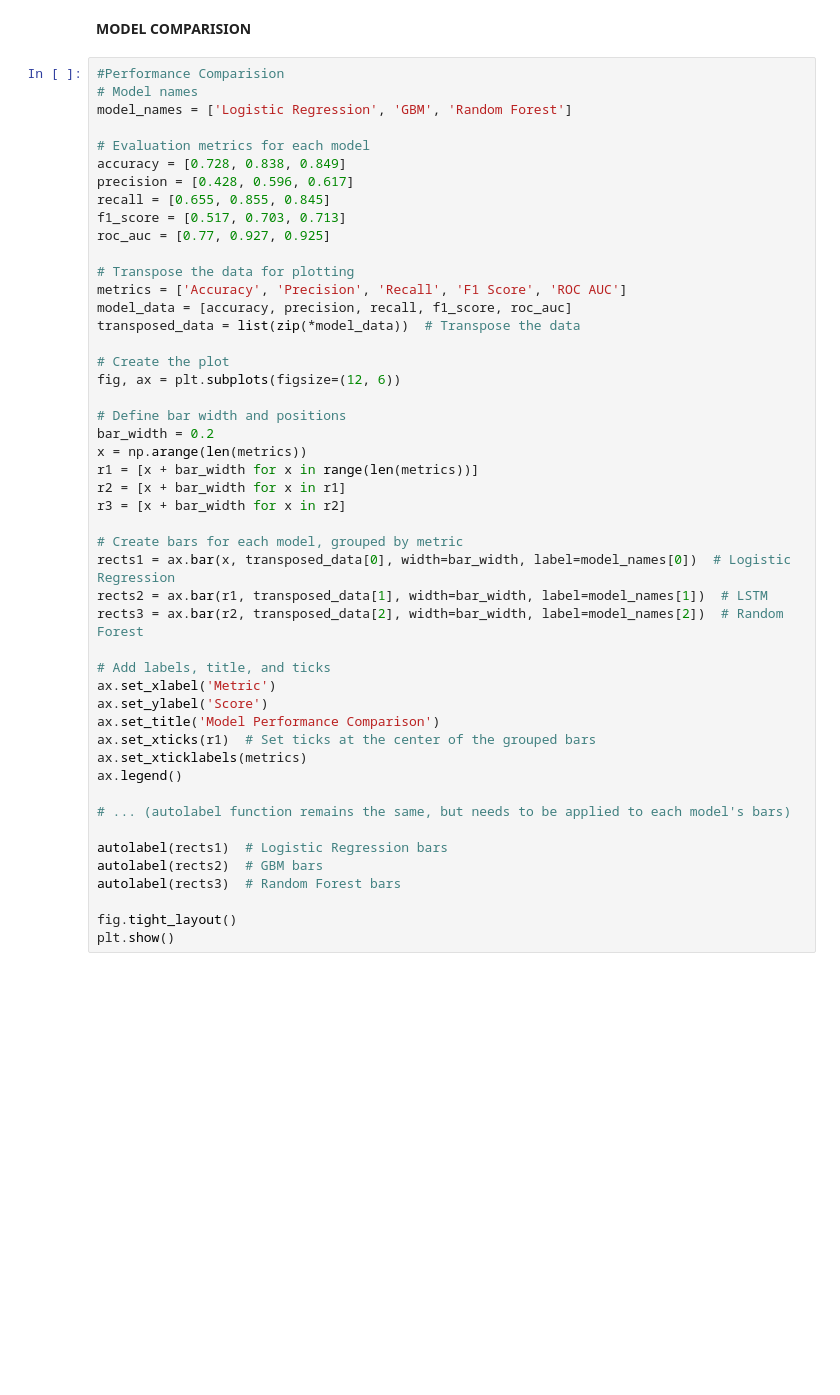
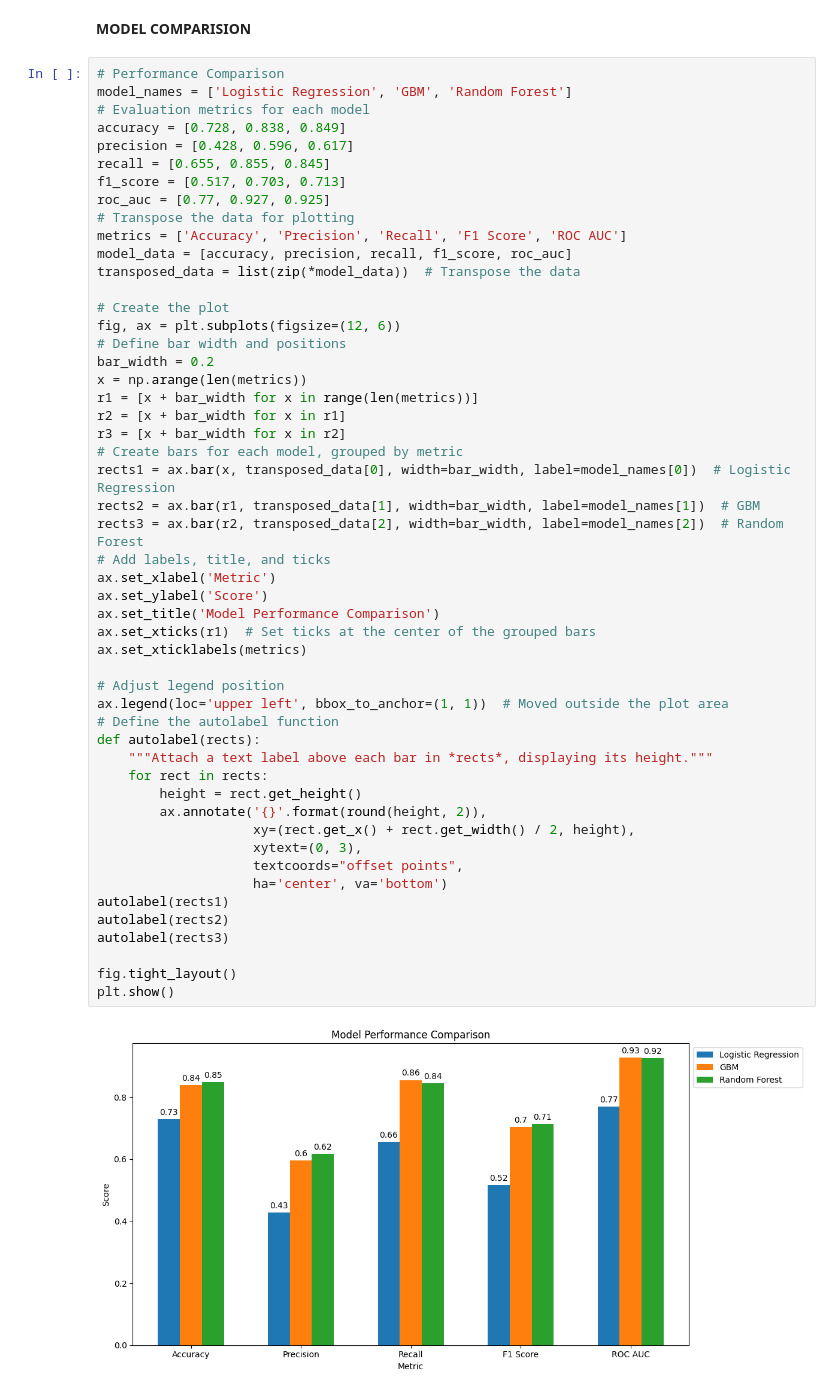
Before and after one commit to tasleema17/FINAL_PROJECT_22034202, a Jupyter notebook: FloodPredictionCode.ipynb, the cells around one changed output. Cells and saved outputs as stored; diff of their text form; blank space fills up the shorter version.

```diff
--- a/FloodPredictionCode.ipynb
+++ b/FloodPredictionCode.ipynb
@@ -652,50 +652,55 @@ plt.show()
 # %% [markdown]
 **MODEL COMPARISION**
 # %%
-#Performance Comparision
-# Model names
+# Performance Comparison
 model_names = ['Logistic Regression', 'GBM', 'Random Forest']
-
 # Evaluation metrics for each model
 accuracy = [0.728, 0.838, 0.849]
 precision = [0.428, 0.596, 0.617]
 recall = [0.655, 0.855, 0.845]
 f1_score = [0.517, 0.703, 0.713]
 roc_auc = [0.77, 0.927, 0.925]
-
 # Transpose the data for plotting
 metrics = ['Accuracy', 'Precision', 'Recall', 'F1 Score', 'ROC AUC']
 model_data = [accuracy, precision, recall, f1_score, roc_auc]
 transposed_data = list(zip(*model_data))  # Transpose the data
 
 # Create the plot
 fig, ax = plt.subplots(figsize=(12, 6))
-
 # Define bar width and positions
 bar_width = 0.2
 x = np.arange(len(metrics))
 r1 = [x + bar_width for x in range(len(metrics))]
 r2 = [x + bar_width for x in r1]
 r3 = [x + bar_width for x in r2]
-
 # Create bars for each model, grouped by metric
 rects1 = ax.bar(x, transposed_data[0], width=bar_width, label=model_names[0])  # Logistic Regression
-rects2 = ax.bar(r1, transposed_data[1], width=bar_width, label=model_names[1])  # LSTM
+rects2 = ax.bar(r1, transposed_data[1], width=bar_width, label=model_names[1])  # GBM
 rects3 = ax.bar(r2, transposed_data[2], width=bar_width, label=model_names[2])  # Random Forest
-
 # Add labels, title, and ticks
 ax.set_xlabel('Metric')
 ax.set_ylabel('Score')
 ax.set_title('Model Performance Comparison')
 ax.set_xticks(r1)  # Set ticks at the center of the grouped bars
 ax.set_xticklabels(metrics)
-ax.legend()
 
-# ... (autolabel function remains the same, but needs to be applied to each model's bars)
-
-autolabel(rects1)  # Logistic Regression bars
-autolabel(rects2)  # GBM bars
-autolabel(rects3)  # Random Forest bars
+# Adjust legend position
+ax.legend(loc='upper left', bbox_to_anchor=(1, 1))  # Moved outside the plot area
+# Define the autolabel function
+def autolabel(rects):
+    """Attach a text label above each bar in *rects*, displaying its height."""
+    for rect in rects:
+        height = rect.get_height()
+        ax.annotate('{}'.format(round(height, 2)),
+                    xy=(rect.get_x() + rect.get_width() / 2, height),
+                    xytext=(0, 3),
+                    textcoords="offset points",
+                    ha='center', va='bottom')
+autolabel(rects1)
+autolabel(rects2)
+autolabel(rects3)
 
 fig.tight_layout()
 plt.show()
+# %% [output]
+[figure, added]
```
Also changed, not shown: parts of 2 cells of this notebook.
